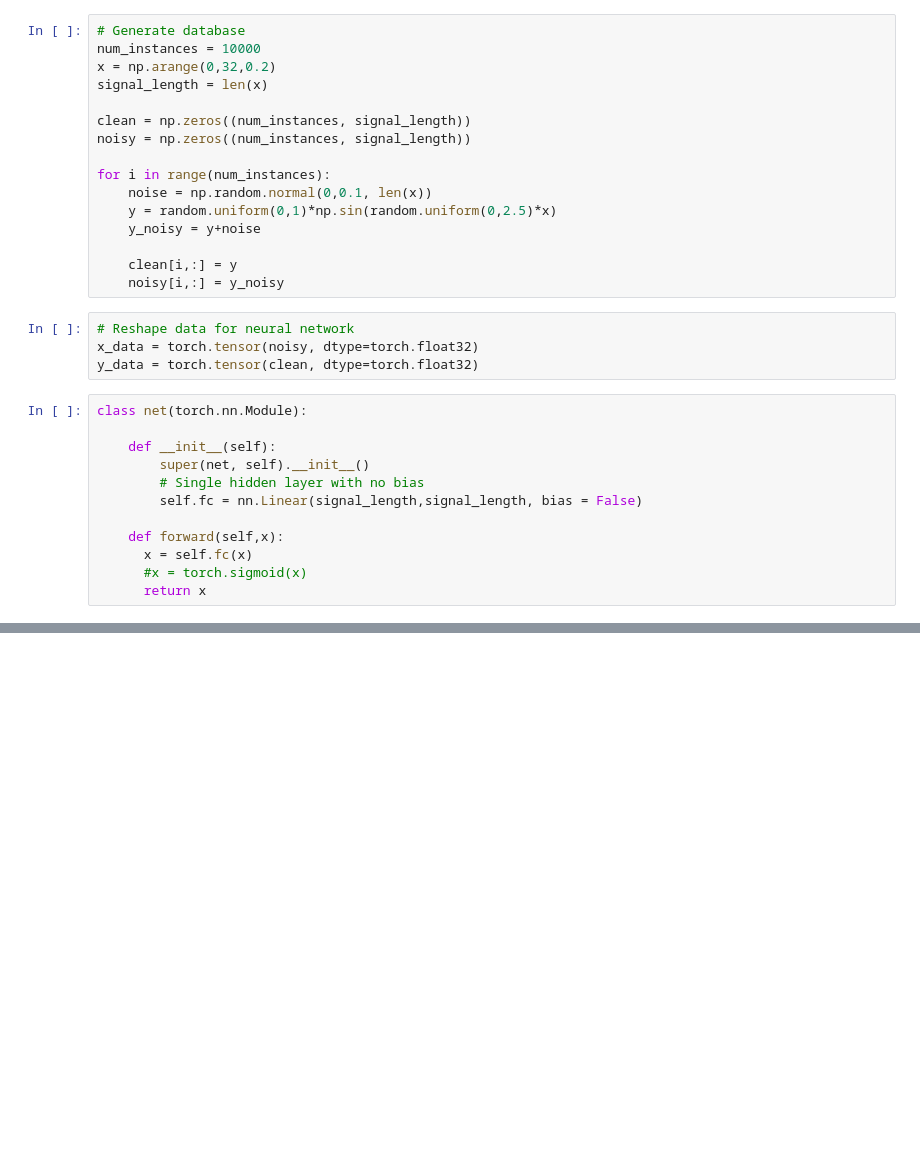
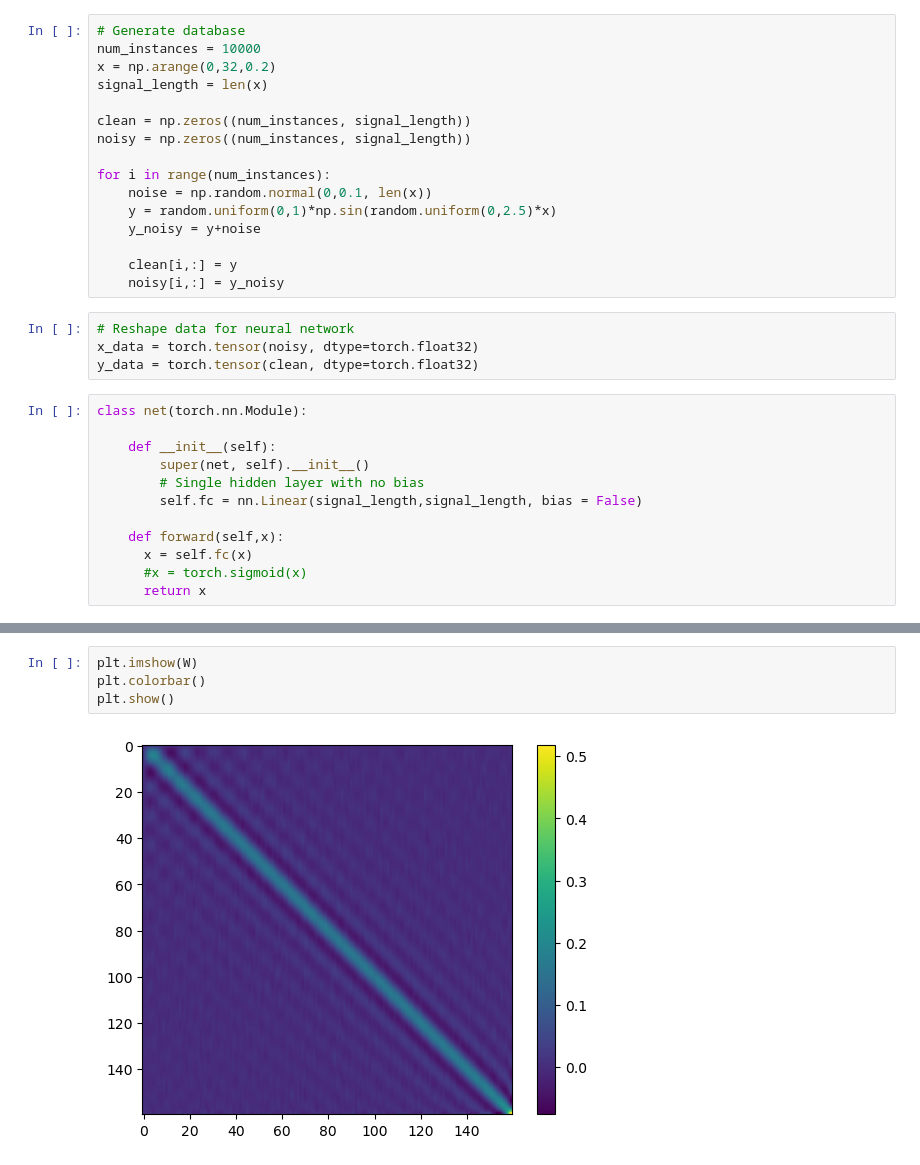
Before and after one commit to TajwarC/NN-Interpretation, a Jupyter notebook: examples/example.ipynb, the cells around one changed output, grey strips where cells are left out. Cells and saved outputs as stored; diff of their text form; blank space fills up the shorter version.

```diff
--- a/examples/example.ipynb
+++ b/examples/example.ipynb
@@ -81,0 +134,6 @@ for epoch in range(num_epochs):
+# %%
+plt.imshow(W)
+plt.colorbar()
+plt.show()
+# %% [output]
+[figure, added]
```
Also changed, not shown: parts of 6 cells of this notebook, 3 other files.
